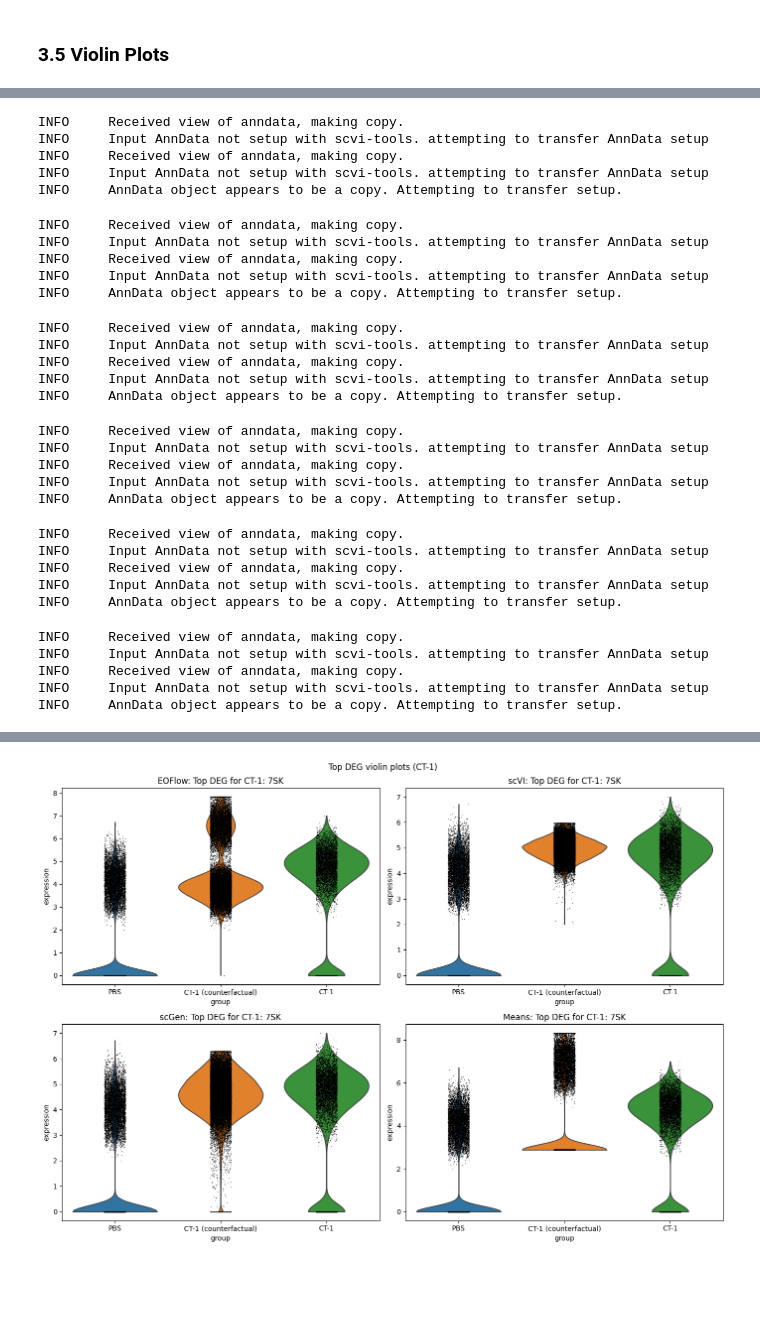
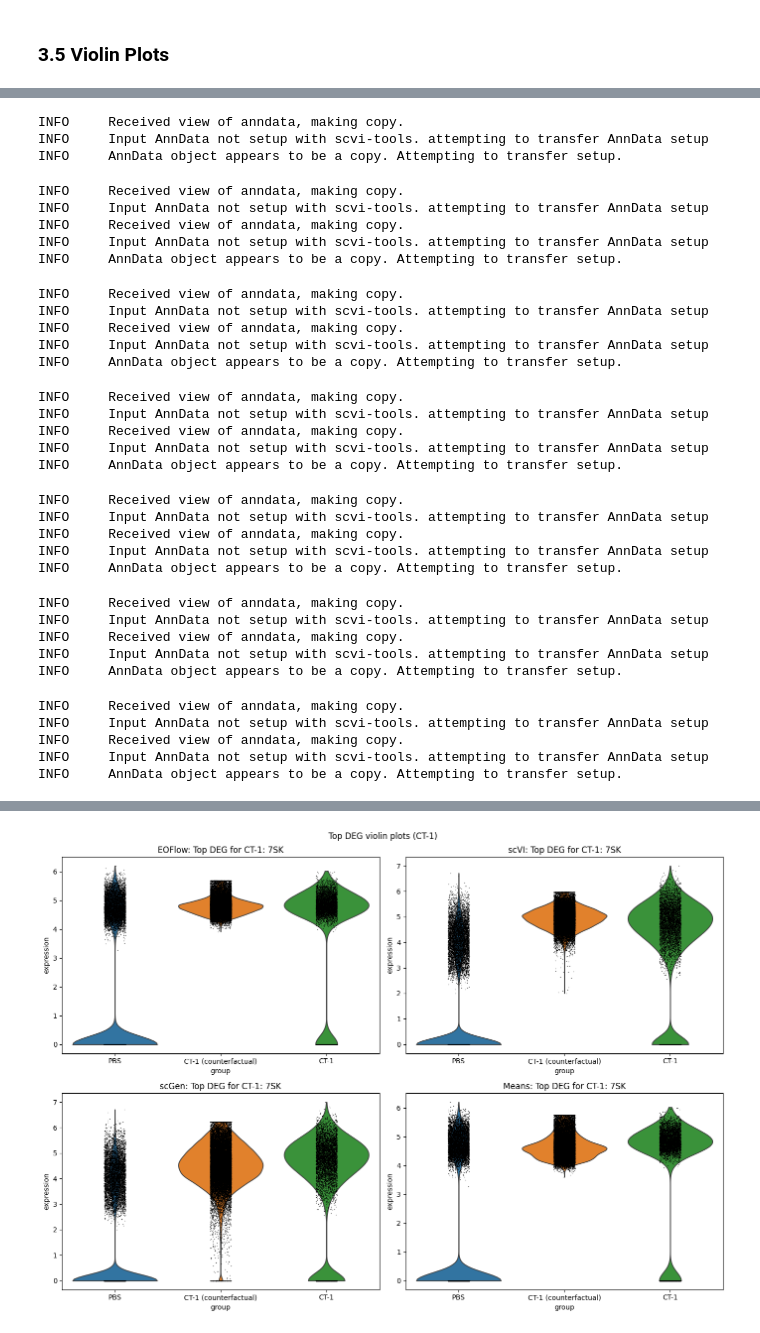
Before and after one commit to jan904/B-EOFlow, a Jupyter notebook: comparison.ipynb, the cells around one changed output, grey strips where cells are left out. Cells and saved outputs as stored; diff of their text form; code cells hidden in the pictures; blank space fills up the shorter version.

```diff
--- a/comparison.ipynb
+++ b/comparison.ipynb
@@ -223,13 +229,13 @@ models = [
         "name": "scVI",
         "analyzer": scvi_analyzer,
         "cf_fn": generate_counterfactuals_scvi,
-        "log1p_transform": True,
+        "log1p_transform": False,
     },
     {
         "name": "scGen",
         "analyzer": scgen_analyzer,
         "cf_fn": generate_counterfactuals_scgen,
-        "log1p_transform": True,
+        "log1p_transform": False,
     },
     {
         "name": "Means",
@@ -325,7 +329,7 @@ for m, ax in zip(models, axes.flat):
     analyzer = m["analyzer"]
     ctrl_mmd = ctrl_mmd_dists(analyzer, key=key, log1p_transform=m["log1p_transform"])
     global_mmd, mmd_per_group = mmd_dists(
-        analyzer, key=key, sigma=1.0, cf_fn=m["cf_fn"], log1p_transform=False
+        analyzer, key=key, sigma=1.0, cf_fn=m["cf_fn"], log1p_transform=m["log1p_transform"]
     )
     plot_mmd_dists(analyzer, ctrl_mmd, global_mmd, mmd_per_group, key=key, ax=ax)
     ax.set_title(m["name"])
@@ -405,7 +415,7 @@ for m, ax in zip(models, axes.flat):
         key=key,
         top_n=10,
         cfs_fn=m["cf_fn"],
-        log1p_transform=False,
+        log1p_transform=m["log1p_transform"],
         method=m["name"],
         ax=ax,
     )
@@ -487,7 +497,7 @@ for m, ax in zip(models, axes.flat):
         key=key,
         top_n=10,
         cfs_fn=m["cf_fn"],
-        log1p_transform=False,
+        log1p_transform=m["log1p_transform"],
         method=m["name"],
         ax=ax,
     )
@@ -568,7 +578,7 @@ for m, ax in zip(models, axes.flat):
         m["analyzer"],
         key=key,
         cfs_fn=m["cf_fn"],
-        log1p_transform=m["log1p_transform"],
+        log1p_transform=True,
         ax=ax,
     )
     ax.set_title(f"{m['name']}: {ax.get_title()}")
@@ -610,5 +622,3 @@ INFO     AnnData object appears to be a copy. Attempting to transfer setup.
-INFO     Received view of anndata, making copy.
-INFO     Input AnnData not setup with scvi-tools. attempting to transfer AnnData setup
 INFO     Received view of anndata, making copy.
 INFO     Input AnnData not setup with scvi-tools. attempting to transfer AnnData setup
 INFO     AnnData object appears to be a copy. Attempting to transfer setup.
@@ -637,3 +647,8 @@ INFO     Input AnnData not setup with scvi-tools. attempting to transfer AnnData
 INFO     Received view of anndata, making copy.
 INFO     Input AnnData not setup with scvi-tools. attempting to transfer AnnData setup
 INFO     AnnData object appears to be a copy. Attempting to transfer setup.
+INFO     Received view of anndata, making copy.
+INFO     Input AnnData not setup with scvi-tools. attempting to transfer AnnData setup
+INFO     Received view of anndata, making copy.
+INFO     Input AnnData not setup with scvi-tools. attempting to transfer AnnData setup
+INFO     AnnData object appears to be a copy. Attempting to transfer setup.
@@ -640 +658 @@ INFO     AnnData object appears to be a copy. Attempting to transfer setup.
-[figure, old version]
+[figure, new version]
```
Also changed, not shown: parts of 8 cells of this notebook, 2 other files.
